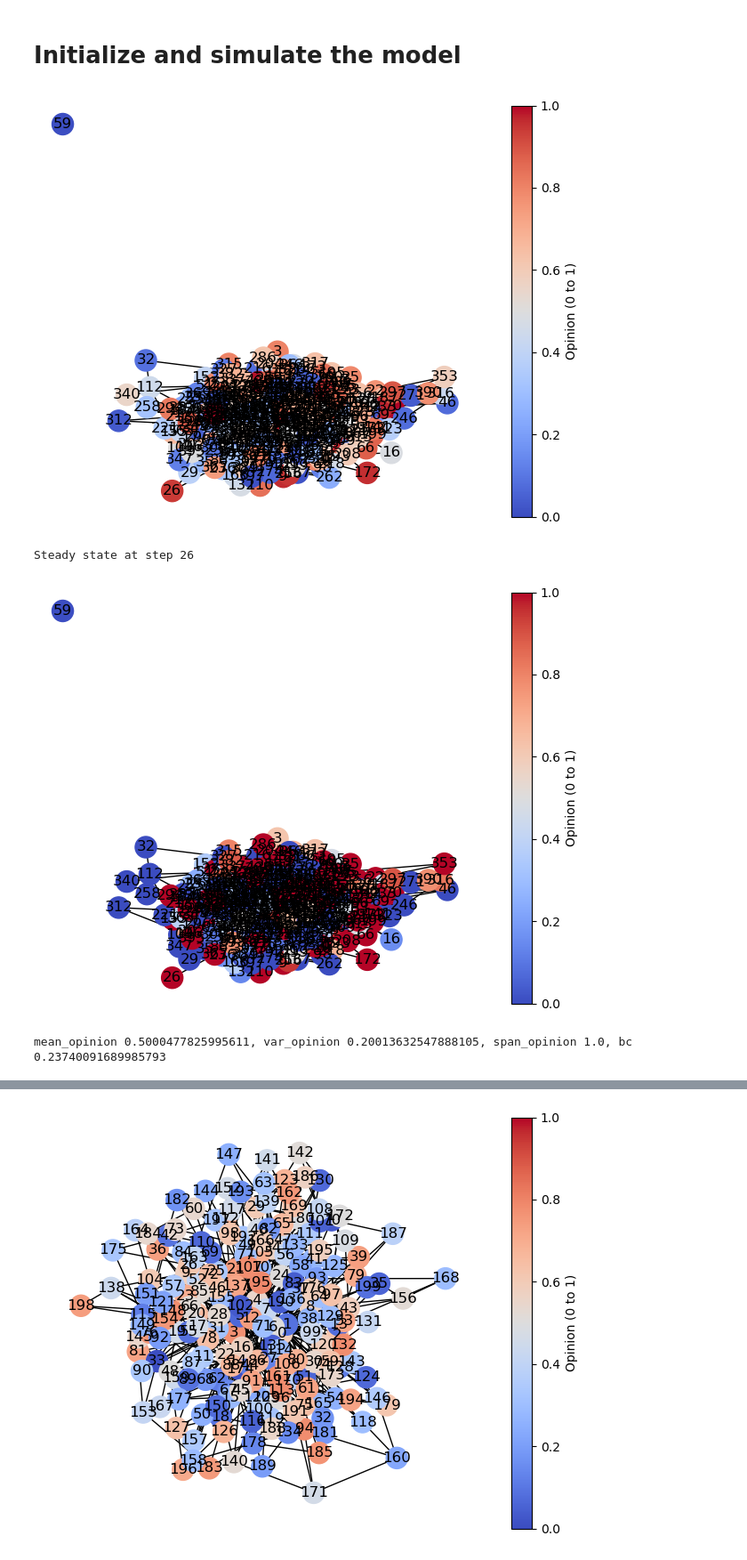
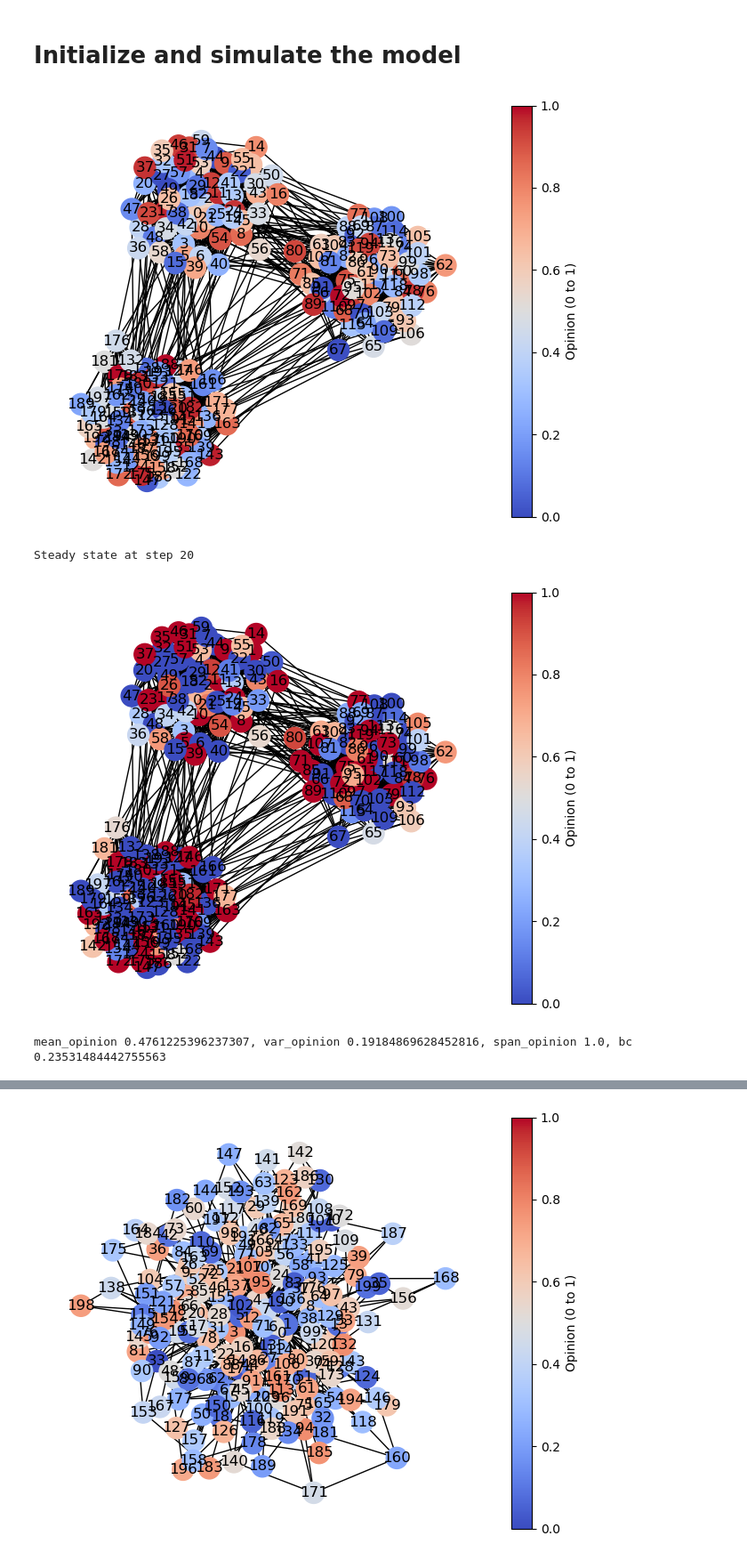
Before and after one commit to Batuffola/review_opinion-dynamics, a Jupyter notebook: update.ipynb, the cells around one changed output, grey strips where cells are left out. Shown at 89% size. Cells and saved outputs as stored; diff of their text form; code cells hidden in the pictures.

Commit message:
fixing bugs, messi code but works + start of complex contagion

```diff
--- a/update.ipynb
+++ b/update.ipynb
@@ -224,6 +258,8 @@ class Agent:
 
         if rewiring:
             self.rewire(environment)
+
+
 
     def step_norepulsion(self, environment, rewiring=False):
         # Calculate the opinion of the agent
@@ -276,6 +312,32 @@ class Agent:
                     environment.graph.add_edge(self.agent_id, new_connection, weight=weight)
 
                 break  # Stop after the first rewiring in this step
+
+    def step_complex(self, environment, rewiring=False):
+        # Calculate the opinion of the agent
+        neighbors = environment.graph.neighbors(self.agent_id)  # Get neighbors of the agent
+        #neighbor_opinions = [environment.graph.nodes[neighbor]['agent'].opinion for neighbor in neighbors] # Get opinions of neighbors
+        weights = [environment.graph[self.agent_id][neighbor]['weight'] for neighbor in environment.graph.neighbors(self.agent_id)]
+        opinion_fraction = 0.00
+
+        for number, neighbor in enumerate(neighbors):
+            neighbor_agent = environment.graph.nodes[neighbor]['agent']
+            weight = environment.graph[self.agent_id][neighbor].get('weight', 1)  # Default weight is 1
+            #influence = math.tanh(-neighbor_agent.a * (abs(neighbor_agent.opinion) - neighbor_agent.p))
+            opinion_diff = neighbor_agent.opinion - self.opinion
+            #print(f'opinion_diff: {opinion_diff}')
+            if opinion_diff > self.rho:
+                continue
+            opinion_fraction += weight * opinion_diff * np.tanh(- self.alpha * (abs(opinion_diff) - self.rho))
+
+
+        if weights:  # Avoid division by zero
+            self.opinion += np.tanh(self.beta / sum(weights) * opinion_fraction)
+
+        self.opinion = max(0, min(1, self.opinion))  # Ensure opinion stays in [0,1]
+
+        if rewiring:
+            self.rewire(environment)
 # %%
 class Agent:
     def __init__(self, agent_id, opinion=None, beta=0.1, rho=0.2, alpha=0.5):
@@ -729,26 +791,29 @@ def compute_van_der_eijks_a(opinions, bins=10):
 # Initialize and simulate the model
 # %%
 # Initialize the model
-num_agents = 400
+num_agents = 200
 connection_probability = 0.05
 random.seed(42)
 repulsion = True
-rewiring = True
-
+rewiring = False
+avg_degree = 6
 beta =  2 #coupling_strength
 rho = 0.1  #threshold of opiniondifferences
 alpha = 1  #controversity of the topic positiv definit
+intra_p_factor=36.0
+inter_p_factor=0
 
 #for stoch block model
-sizes = [50, 50, 100] #sizes of the communities, comminity one 50 agents, community two 50 agents, community three 100 agents
+sizes = [60, 60, 80] #sizes of the communities, comminity one 50 agents, community two 50 agents, community three 100 agents
 p_matrix = [[0.3, 0.015, 0.01], #connection_probability from group 1 to group 1, group 2 and group 3,
             [0.015, 0.3, 0.005],                         #from group 2 to group 1, group 2 and group 3,
             [0.01, 0.005, 0.3]]                         #from group 3 to group 1, group 2 and group 3
 
 #model = Model(num_agents, beta, rho, alpha, network_type='random', repulsion=repulsion, connection_probability=0.05) #random network
-model = Model(num_agents, beta, rho, alpha, network_type='random',avg_degree=6, rewiring=rewiring, repulsion=repulsion, connection_probability=0.05) #random network
-#model = Model(num_agents, beta, rho, alpha, network_type='sbm', repulsion=repulsion, sizes=sizes, p_matrix=p_matrix)
-
+#model = Model(num_agents, beta, rho, alpha, network_type='random',avg_degree=avg_degree, rewiring=rewiring, repulsion=repulsion, connection_probability=0.05) #random network
+#model = Model(num_agents, beta, rho, alpha, network_type='scale-free', avg_degree=avg_degree,  repulsion=repulsion) #scale-free network
+#model = Model(num_agents, beta, rho, alpha, network_type='sbm', avg_degree=avg_degree, repulsion=repulsion, sizes=sizes,intra_p_factor=intra_p_factor, inter_p_factor=inter_p_factor) #stochastic block model
+model = Model(num_agents, beta, rho, alpha, network_type='sbm', sizes=sizes, p_matrix=p_matrix)
 
 #model = Model(num_agents, connection_probability,beta,rho,alpha) #old random model
 layout = nx.spring_layout(model.environment.graph)
@@ -759,34 +824,34 @@ visualize_network(model.environment, layout)
 
 
 num_steps = 50
 for step in range(num_steps):
     previous_opinions = [model.environment.graph.nodes[node]['agent'].opinion for node in model.environment.graph.nodes]
     model.step()
     if track_opinion_change(previous_opinions, model) < 0.003:
         print(f"Steady state at step {step}")
         break
 visualize_network(model.environment, layout)
 current_opinions = [model.environment.graph.nodes[node]['agent'].opinion for node in model.environment.graph.nodes] # Get current opinions
 mean_opinion = np.mean(current_opinions)
 var_opinion = np.var(current_opinions)
 span_opinion = np.max(current_opinions) - np.min(current_opinions)
 bc =measure_bimodality_coefficient(model.environment)
 
 print(f"mean_opinion {mean_opinion}, var_opinion {var_opinion}, span_opinion {span_opinion}, bc {bc}")
 plot_opinion_distribution(model.environment, step)
 
 bipolarity = measure_bipolarity(model.environment)
 entropy = measure_entropy(model.environment)
 peak_distance = measure_peak_distance(model.environment)
 network_polarization = measure_network_polarization(model.environment)
 
 print(f"Variance: {var_opinion}")
 print(f"Bipolarity: {bipolarity}")
 print(f"Entropy: {entropy}")
 print(f"Peak Distance: {peak_distance}")
 print(f"Network Polarization: {network_polarization}")
 # %% [output]
-[figure, old version]
+[figure, new version]
-Steady state at step 26
+Steady state at step 20
-[figure, old version]
+[figure, new version]
-mean_opinion 0.5000477825995611, var_opinion 0.20013632547888105, span_opinion 1.0, bc 0.23740091689985793
+mean_opinion 0.4761225396237307, var_opinion 0.19184869628452816, span_opinion 1.0, bc 0.23531484442755563
```
Also changed, not shown: parts of 28 cells of this notebook.
